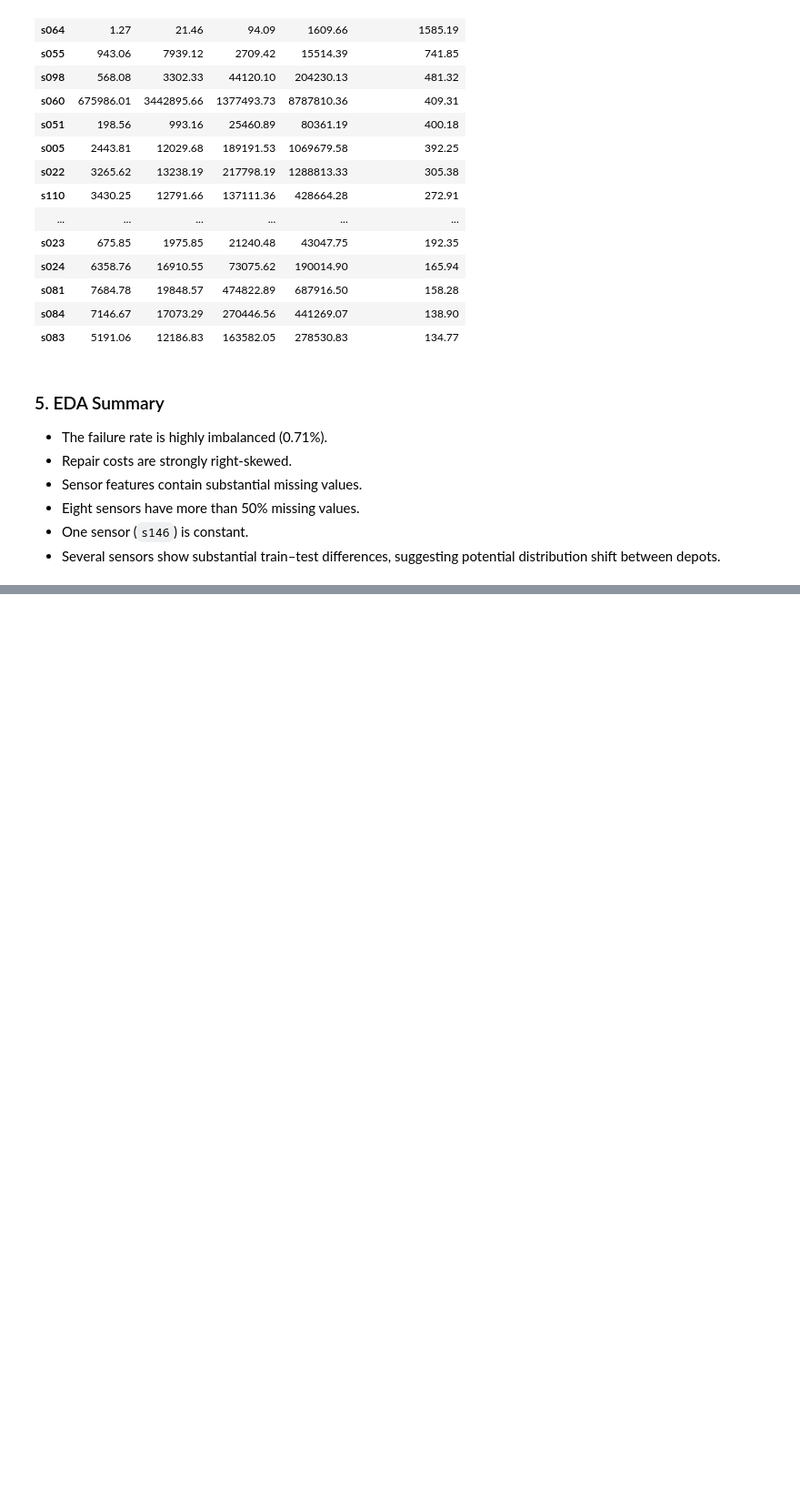
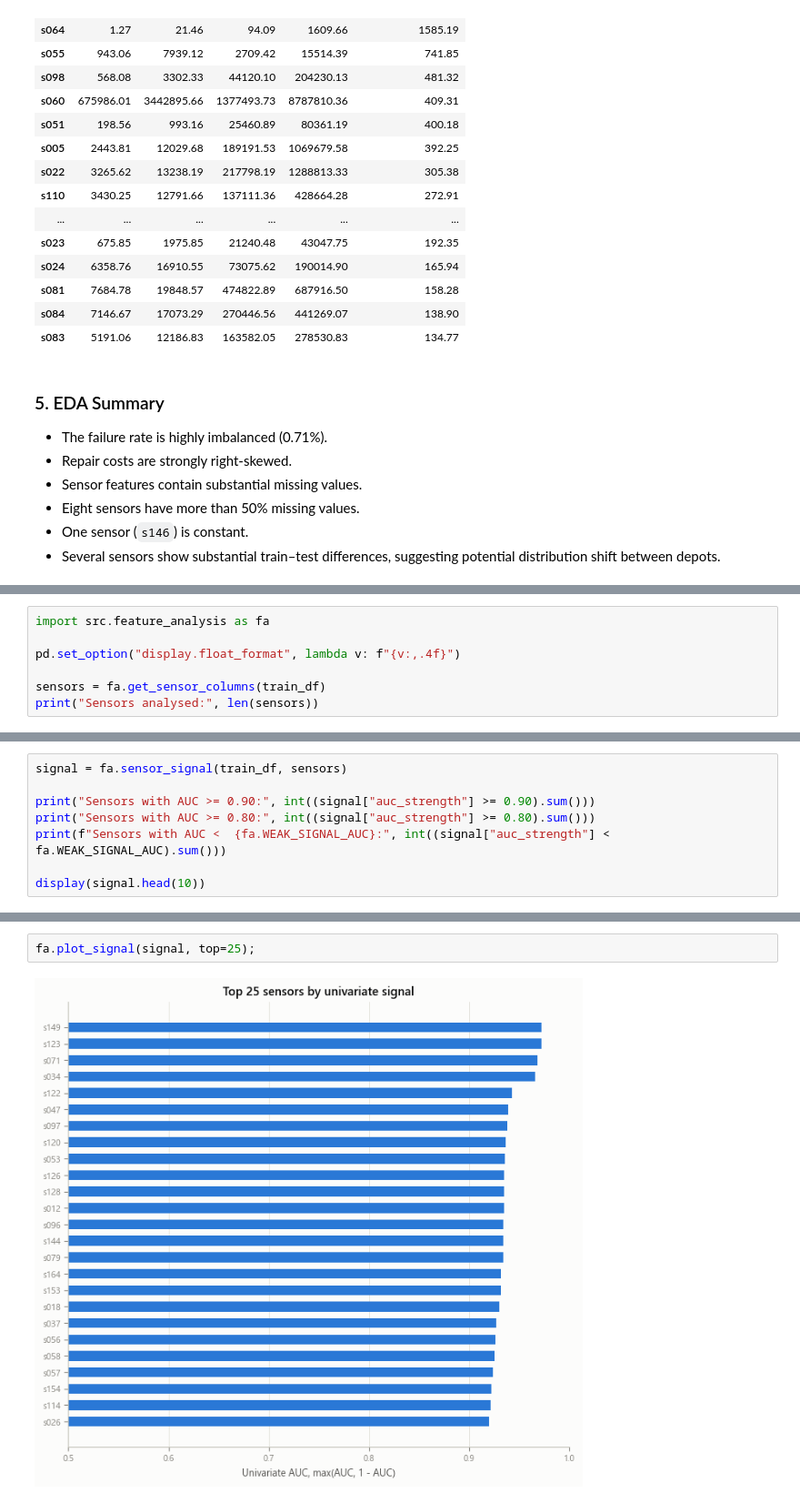
Before and after one commit to avnishraj-jpg/fleet_maintenance_p2_team38, a Jupyter notebook: notebooks/eda.ipynb, the cells around one changed output, grey strips where cells are left out. Shown at 91% size. Saved outputs shown, nothing was run; the diff lists cells and outputs as text; blank space fills up the shorter version.

```diff
--- a/notebooks/eda.ipynb
+++ b/notebooks/eda.ipynb
@@ -270,0 +292,7 @@ display(sensor_comparison.sort_values("Mean Difference (%)", ascending=False).he
+# %%
+import src.feature_analysis as fa
+
+pd.set_option("display.float_format", lambda v: f"{v:,.4f}")
+
+sensors = fa.get_sensor_columns(train_df)
+print("Sensors analysed:", len(sensors))
@@ -270,0 +308,8 @@ display(sensor_comparison.sort_values("Mean Difference (%)", ascending=False).he
+# %%
+signal = fa.sensor_signal(train_df, sensors)
+
+print("Sensors with AUC >= 0.90:", int((signal["auc_strength"] >= 0.90).sum()))
+print("Sensors with AUC >= 0.80:", int((signal["auc_strength"] >= 0.80).sum()))
+print(f"Sensors with AUC <  {fa.WEAK_SIGNAL_AUC}:", int((signal["auc_strength"] < fa.WEAK_SIGNAL_AUC).sum()))
+
+display(signal.head(10))
@@ -270,0 +332,4 @@ display(sensor_comparison.sort_values("Mean Difference (%)", ascending=False).he
+# %%
+fa.plot_signal(signal, top=25);
+# %% [output]
+[figure, added]
```
Also changed, not shown: parts of 44 cells of this notebook, 1 other file.
